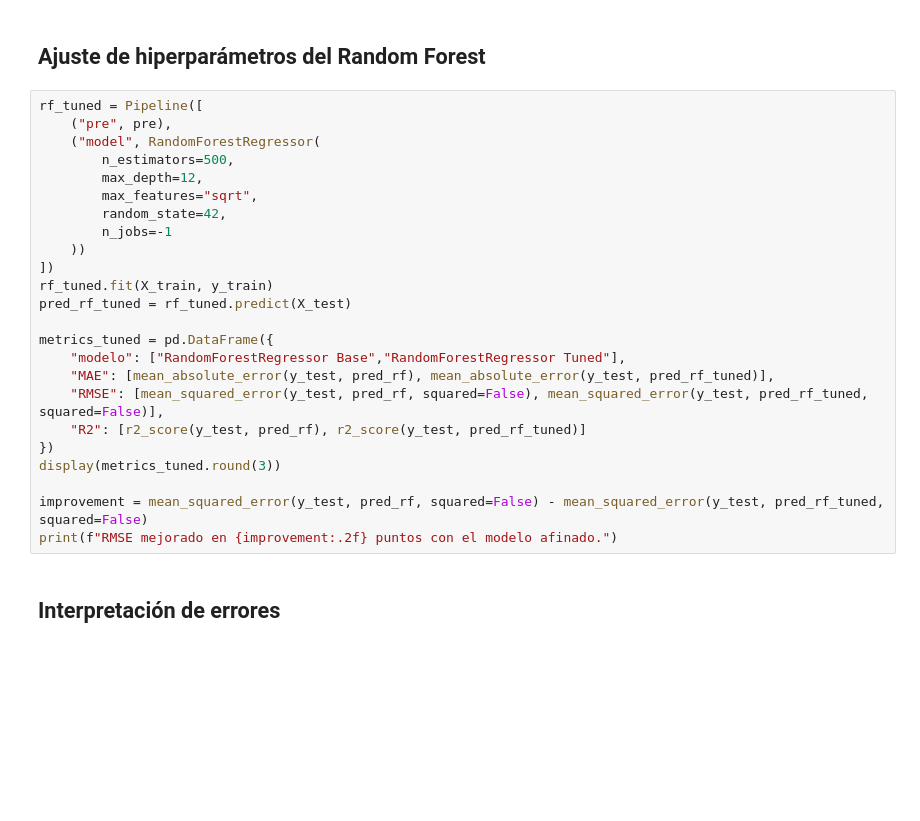
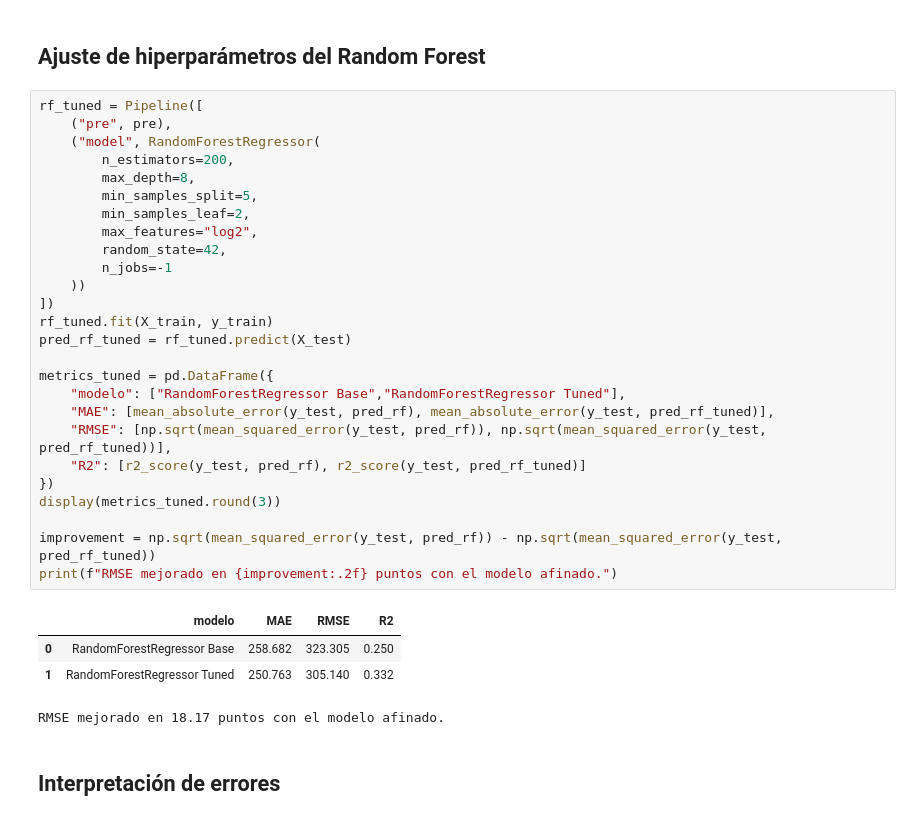
Before and after one commit to dcarlai/Big_Data_2026, a Jupyter notebook: notebooks/02_bloque_II_regresion_ml.ipynb, the cells around one changed output. Cells and saved outputs as stored; diff of their text form; blank space fills up the shorter version.

```diff
--- a/notebooks/02_bloque_II_regresion_ml.ipynb
+++ b/notebooks/02_bloque_II_regresion_ml.ipynb
@@ -77,27 +95,34 @@ display(metrics.round(3))
 # %%
 rf_tuned = Pipeline([
     ("pre", pre),
     ("model", RandomForestRegressor(
-        n_estimators=500,
-        max_depth=12,
-        max_features="sqrt",
+        n_estimators=200,
+        max_depth=8,
+        min_samples_split=5,
+        min_samples_leaf=2,
+        max_features="log2",
         random_state=42,
         n_jobs=-1
     ))
 ])
 rf_tuned.fit(X_train, y_train)
 pred_rf_tuned = rf_tuned.predict(X_test)
 
 metrics_tuned = pd.DataFrame({
     "modelo": ["RandomForestRegressor Base","RandomForestRegressor Tuned"],
     "MAE": [mean_absolute_error(y_test, pred_rf), mean_absolute_error(y_test, pred_rf_tuned)],
-    "RMSE": [mean_squared_error(y_test, pred_rf, squared=False), mean_squared_error(y_test, pred_rf_tuned, squared=False)],
+    "RMSE": [np.sqrt(mean_squared_error(y_test, pred_rf)), np.sqrt(mean_squared_error(y_test, pred_rf_tuned))],
     "R2": [r2_score(y_test, pred_rf), r2_score(y_test, pred_rf_tuned)]
 })
 display(metrics_tuned.round(3))
 
-improvement = mean_squared_error(y_test, pred_rf, squared=False) - mean_squared_error(y_test, pred_rf_tuned, squared=False)
+improvement = np.sqrt(mean_squared_error(y_test, pred_rf)) - np.sqrt(mean_squared_error(y_test, pred_rf_tuned))
 print(f"RMSE mejorado en {improvement:.2f} puntos con el modelo afinado.")
+# %% [output]
+|  | modelo | MAE | RMSE | R2 |
+| 0 | RandomForestRegressor Base | 258.682 | 323.305 | 0.250 |
+| 1 | RandomForestRegressor Tuned | 250.763 | 305.140 | 0.332 |
+RMSE mejorado en 18.17 puntos con el modelo afinado.
 # %% [markdown]
 ## Interpretación de errores
 # %%
```
Also changed, not shown: parts of 5 cells of this notebook, 3 other files.
